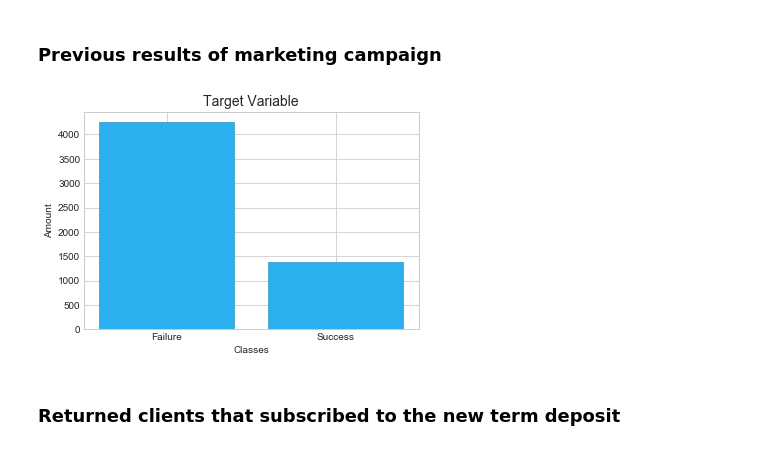
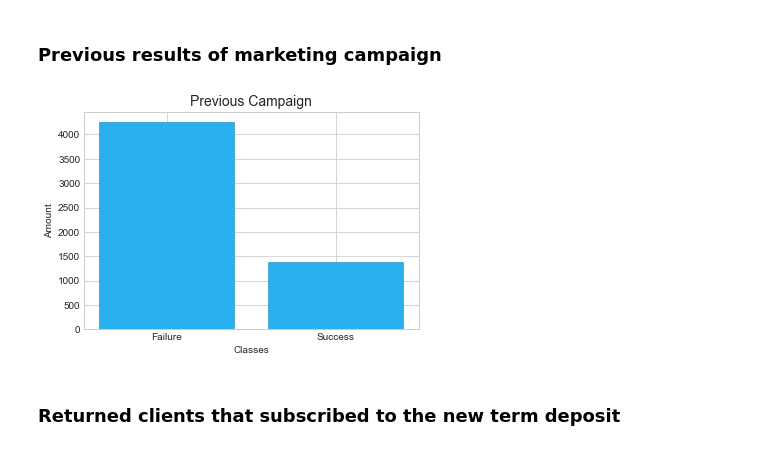
Before and after one commit to arseniyturin/dsc-3-final-project-online-ds-sp-000, a Jupyter notebook: Project 3 Student.ipynb, the cells around one changed output. Saved outputs shown, nothing was run; the diff lists cells and outputs as text; code cells hidden in the pictures.

```diff
--- a/Project 3 Student.ipynb
+++ b/Project 3 Student.ipynb
@@ -218,12 +218,12 @@ Target variable is extremely inbalanced. This is important to remember when perf
 # %%
 plt.bar(['Failure', 'Success'], [sum(bank.poutcome=='failure'), sum(bank.poutcome=='success')], \
         facecolor = '#2ab0ee', edgecolor='#167aaa', linewidth=0.5)
-plt.title('Target Variable', fontsize=14)
+plt.title('Previous Campaign', fontsize=14)
 plt.xlabel('Classes')
 plt.ylabel('Amount')
 plt.show()
 # %% [output]
-[figure, old version]
+[figure, new version]
 # %% [markdown]
 ### Returned clients that subscribed to the new term deposit
 # %%
```
Also changed, not shown: parts of 1 cell of this notebook, 1 other file.
